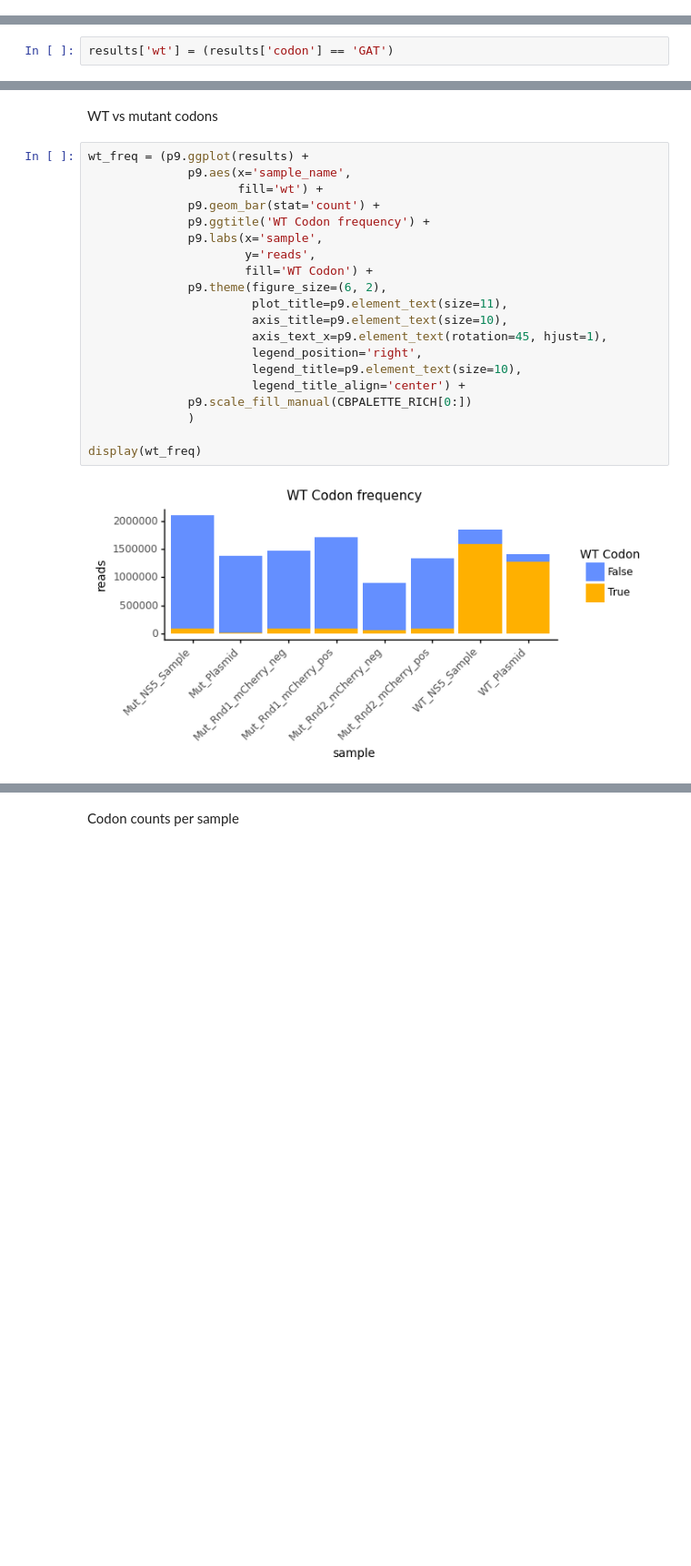
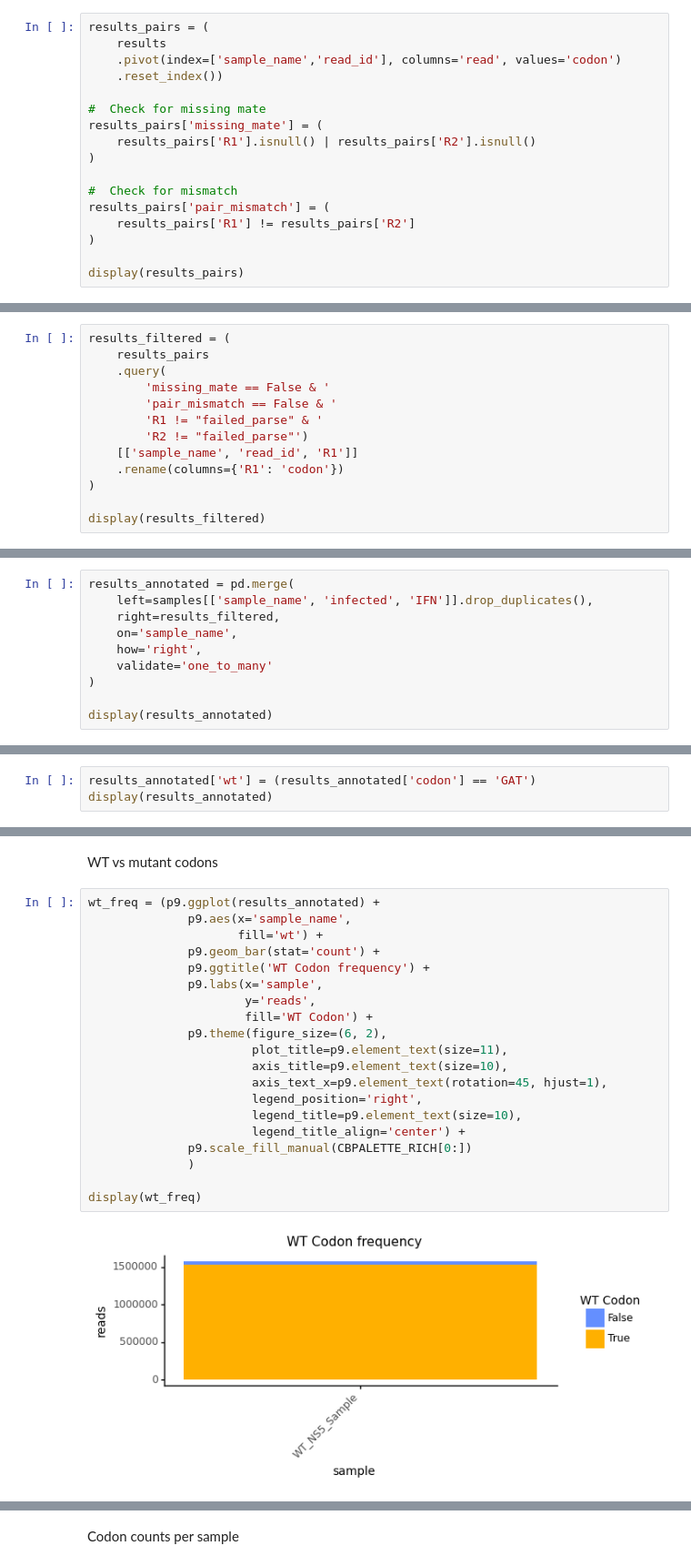
Before and after one commit to dbacsik/ns5_site734, a Jupyter notebook: codon_frequencies.py.ipynb, the cells around one changed output, grey strips where cells are left out. Shown at 91% size. Cells and saved outputs as stored; diff of their text form; blank space fills up the shorter version.

Commit message:
improved QC with mate pairs

```diff
--- a/codon_frequencies.py.ipynb
+++ b/codon_frequencies.py.ipynb
@@ -216,0 +222,17 @@ display(parsing_qc)
+# %%
+results_pairs = (
+    results
+    .pivot(index=['sample_name','read_id'], columns='read', values='codon')
+    .reset_index())
+
+#  Check for missing mate
+results_pairs['missing_mate'] = (
+    results_pairs['R1'].isnull() | results_pairs['R2'].isnull()
+)
+
+#  Check for mismatch
+results_pairs['pair_mismatch'] = (
+    results_pairs['R1'] != results_pairs['R2']
+)
+
+display(results_pairs)
@@ -216,0 +306,13 @@ display(parsing_qc)
+# %%
+results_filtered = (
+    results_pairs
+    .query(
+        'missing_mate == False & '
+        'pair_mismatch == False & '
+        'R1 != "failed_parse" & '
+        'R2 != "failed_parse"')
+    [['sample_name', 'read_id', 'R1']]
+    .rename(columns={'R1': 'codon'})
+)
+
+display(results_filtered)
@@ -218,0 +337,10 @@ display(parsing_qc)
+# %%
+results_annotated = pd.merge(
+    left=samples[['sample_name', 'infected', 'IFN']].drop_duplicates(),
+    right=results_filtered,
+    on='sample_name',
+    how='right',
+    validate='one_to_many'
+)
+
+display(results_annotated)
@@ -219,4 +361,5 @@ display(parsing_qc)
 # %% [markdown]
 Label WT codons
 # %%
-results['wt'] = (results['codon'] == 'GAT')
+results_annotated['wt'] = (results_annotated['codon'] == 'GAT')
+display(results_annotated)
@@ -223,24 +380,24 @@ results['wt'] = (results['codon'] == 'GAT')
 # %% [markdown]
 WT vs mutant codons
 # %%
-wt_freq = (p9.ggplot(results) +
+wt_freq = (p9.ggplot(results_annotated) +
               p9.aes(x='sample_name',
                      fill='wt') +
               p9.geom_bar(stat='count') +
               p9.ggtitle('WT Codon frequency') +
               p9.labs(x='sample',
                       y='reads',
                       fill='WT Codon') +
               p9.theme(figure_size=(6, 2),
                        plot_title=p9.element_text(size=11),
                        axis_title=p9.element_text(size=10),
                        axis_text_x=p9.element_text(rotation=45, hjust=1),
                        legend_position='right',
                        legend_title=p9.element_text(size=10),
                        legend_title_align='center') +
               p9.scale_fill_manual(CBPALETTE_RICH[0:])
               )
 
 display(wt_freq)
 # %% [output]
-[figure, old version]
+[figure, new version]
```
Also changed, not shown: parts of 22 cells of this notebook.
